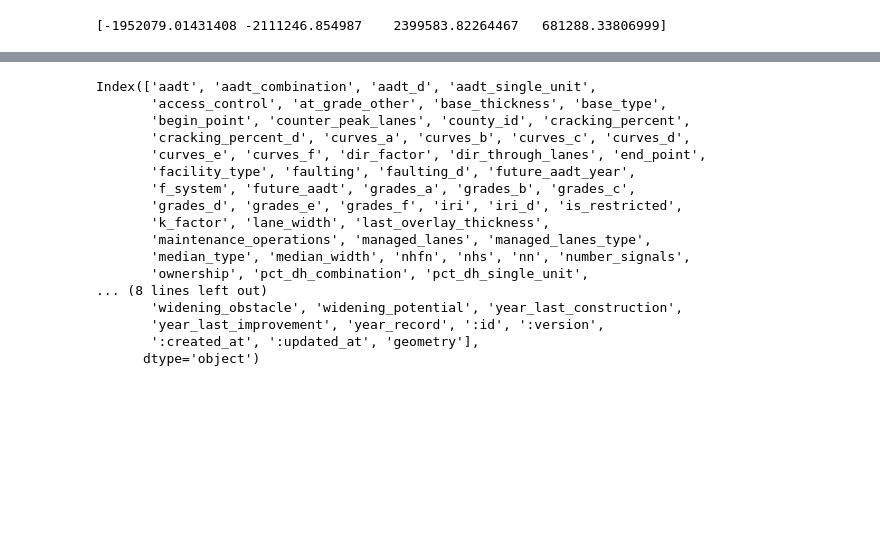
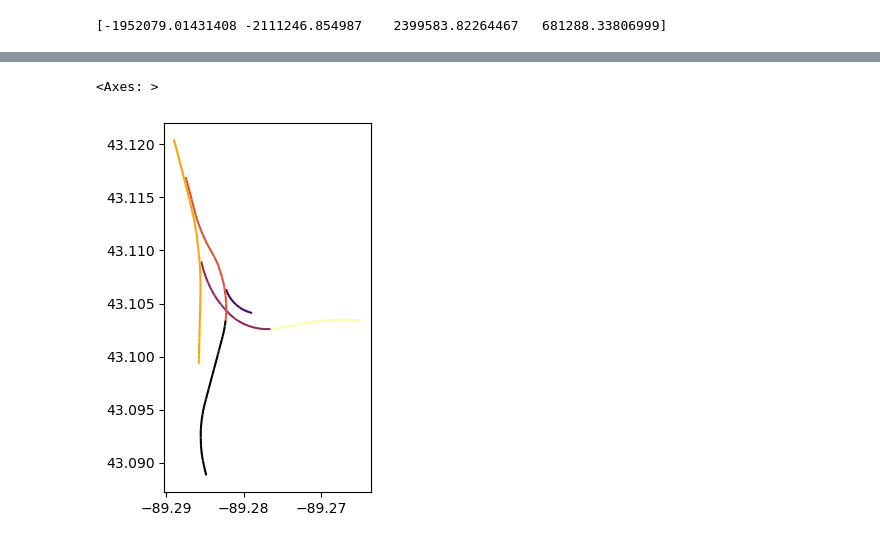
Before and after one commit to drewbarkman/ev-analysis, a Jupyter notebook: drew.ipynb, the cells around one changed output, grey strips where cells are left out. Cells and saved outputs as stored; diff of their text form; code cells hidden in the pictures; blank space fills up the shorter version.

```diff
--- a/drew.ipynb
+++ b/drew.ipynb
@@ -87,20 +133,0 @@ Buffer Bounds: [-1991114.77669242 -2123178.28299194  2435499.134888     719872.7
-# %%
-interstates.columns
-# %% [output]
-Index(['aadt', 'aadt_combination', 'aadt_d', 'aadt_single_unit',
-       'access_control', 'at_grade_other', 'base_thickness', 'base_type',
-       'begin_point', 'counter_peak_lanes', 'county_id', 'cracking_percent',
-       'cracking_percent_d', 'curves_a', 'curves_b', 'curves_c', 'curves_d',
-       'curves_e', 'curves_f', 'dir_factor', 'dir_through_lanes', 'end_point',
-       'facility_type', 'faulting', 'faulting_d', 'future_aadt_year',
-       'f_system', 'future_aadt', 'grades_a', 'grades_b', 'grades_c',
-       'grades_d', 'grades_e', 'grades_f', 'iri', 'iri_d', 'is_restricted',
-       'k_factor', 'lane_width', 'last_overlay_thickness',
-       'maintenance_operations', 'managed_lanes', 'managed_lanes_type',
-       'median_type', 'median_width', 'nhfn', 'nhs', 'nn', 'number_signals',
-       'ownership', 'pct_dh_combination', 'pct_dh_single_unit',
-... (8 lines left out)
-       'widening_obstacle', 'widening_potential', 'year_last_construction',
-       'year_last_improvement', 'year_record', ':id', ':version',
-       ':created_at', ':updated_at', 'geometry'],
-      dtype='object')
@@ -106,0 +137,9 @@ Index(['aadt', 'aadt_combination', 'aadt_d', 'aadt_single_unit',
+# %%
+interstates.cx[-89.303055:-89.265289,43.088824:43.116648].dissolve(by='route_id', aggfunc={
+    'aadt': 'max',      # Picks the best AADT value available for that route
+    # 'county': 'first',  # Keeps other attributes
+    # 'speed_limit': 'median'
+}).plot(column='aadt', cmap='inferno')
+# %% [output]
+<Axes: >
+[figure, added]
```
Also changed, not shown: parts of 44 cells of this notebook, 3 other files.
